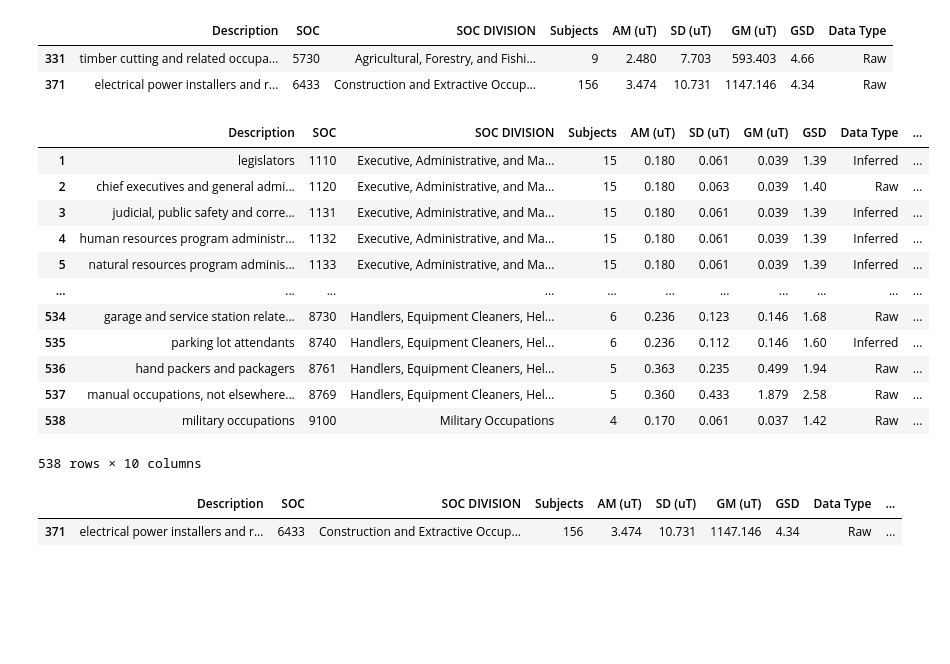
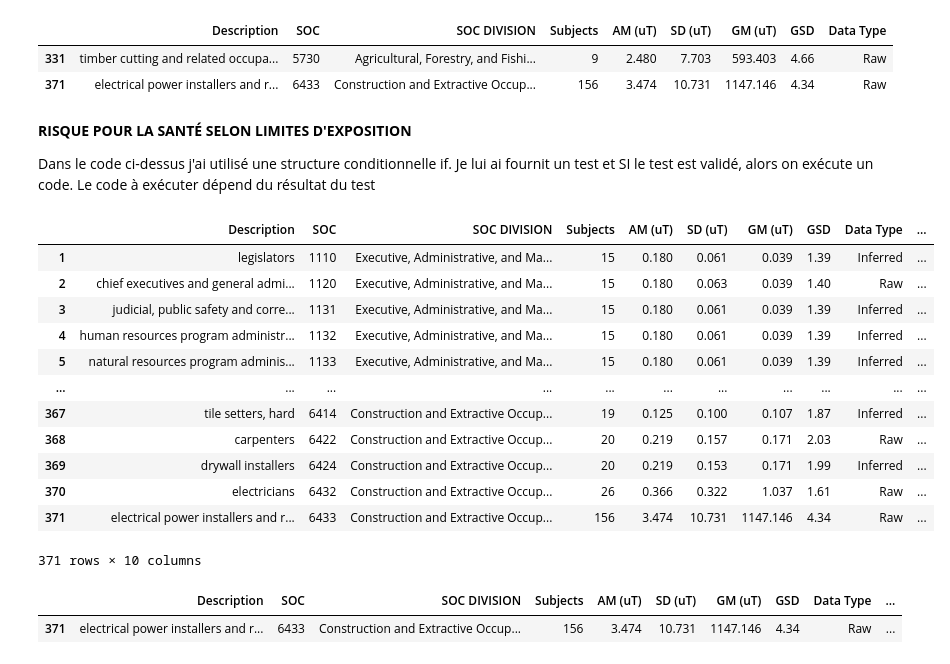
Before and after one commit to BilitisPrudhomme/BilitisPrudhomme, a Jupyter notebook: Coding_MF_exposure_project_RevFinal.ipynb, the cells around one changed output. Cells and saved outputs as stored; diff of their text form; code cells hidden in the pictures; blank space fills up the shorter version.

```diff
--- a/Coding_MF_exposure_project_RevFinal.ipynb
+++ b/Coding_MF_exposure_project_RevFinal.ipynb
@@ -270,33 +271,38 @@ df[df['GM (uT)'] > 500]
 |  | Description | SOC | SOC DIVISION | Subjects | AM (uT) | SD (uT) | GM (uT) | GSD | Data Type |
 | 331 | timber cutting and related occupa... | 5730 | Agricultural, Forestry, and Fishi... | 9 | 2.480 | 7.703 | 593.403 | 4.66 | Raw |
 | 371 | electrical power installers and r... | 6433 | Construction and Extractive Occup... | 156 | 3.474 | 10.731 | 1147.146 | 4.34 | Raw |
+# %% [markdown]
+**RISQUE POUR LA SANTÉ SELON LIMITES D'EXPOSITION**
+
+Dans le code ci-dessus j'ai utilisé une structure conditionnelle if. Je lui ai fournit un test et SI le test est validé, alors on exécute un code. Le code à exécuter dépend du résultat du test
 # %%
 # Créer la liste de conditions pour déterminer si oui ou non l'occupation SOC a une GM (uT) dépasse la limite reocmmandée par ICNIRP
 conditions = [
     (df['GM (uT)'] <= 1000),
     (df['GM (uT)'] > 1000)]
 
 # Créer la liste des valeurs que je veux assigner à chaque condition
+values = ['NO', 'YES']
 
 # Je crée une nouvelle colonne et j'utilise la fonction de bas np.select via librairie Numpy des valeurs en utilisant nos listes comme arguments.
 df['HEALTH RISK'] = np.select(conditions, values)
 
 # display updated DataFrame
-df.head(538)
+df.head(371)
 # %% [output]
 |  | Description | SOC | SOC DIVISION | Subjects | AM (uT) | SD (uT) | GM (uT) | GSD | Data Type | ... |
 | 1 | legislators | 1110 | Executive, Administrative, and Ma... | 15 | 0.180 | 0.061 | 0.039 | 1.39 | Inferred | ... |
 | 2 | chief executives and general admi... | 1120 | Executive, Administrative, and Ma... | 15 | 0.180 | 0.063 | 0.039 | 1.40 | Raw | ... |
 | 3 | judicial, public safety and corre... | 1131 | Executive, Administrative, and Ma... | 15 | 0.180 | 0.061 | 0.039 | 1.39 | Inferred | ... |
 | 4 | human resources program administr... | 1132 | Executive, Administrative, and Ma... | 15 | 0.180 | 0.061 | 0.039 | 1.39 | Inferred | ... |
 | 5 | natural resources program adminis... | 1133 | Executive, Administrative, and Ma... | 15 | 0.180 | 0.061 | 0.039 | 1.39 | Inferred | ... |
 | ... | ... | ... | ... | ... | ... | ... | ... | ... | ... | ... |
-| 534 | garage and service station relate... | 8730 | Handlers, Equipment Cleaners, Hel... | 6 | 0.236 | 0.123 | 0.146 | 1.68 | Raw | ... |
-| 535 | parking lot attendants | 8740 | Handlers, Equipment Cleaners, Hel... | 6 | 0.236 | 0.112 | 0.146 | 1.60 | Inferred | ... |
-| 536 | hand packers and packagers | 8761 | Handlers, Equipment Cleaners, Hel... | 5 | 0.363 | 0.235 | 0.499 | 1.94 | Raw | ... |
-| 537 | manual occupations, not elsewhere... | 8769 | Handlers, Equipment Cleaners, Hel... | 5 | 0.360 | 0.433 | 1.879 | 2.58 | Raw | ... |
-| 538 | military occupations | 9100 | Military Occupations | 4 | 0.170 | 0.061 | 0.037 | 1.42 | Raw | ... |
+| 367 | tile setters, hard | 6414 | Construction and Extractive Occup... | 19 | 0.125 | 0.100 | 0.107 | 1.87 | Inferred | ... |
+| 368 | carpenters | 6422 | Construction and Extractive Occup... | 20 | 0.219 | 0.157 | 0.171 | 2.03 | Raw | ... |
+| 369 | drywall installers | 6424 | Construction and Extractive Occup... | 20 | 0.219 | 0.153 | 0.171 | 1.99 | Inferred | ... |
+| 370 | electricians | 6432 | Construction and Extractive Occup... | 26 | 0.366 | 0.322 | 1.037 | 1.61 | Raw | ... |
+| 371 | electrical power installers and r... | 6433 | Construction and Extractive Occup... | 156 | 3.474 | 10.731 | 1147.146 | 4.34 | Raw | ... |
-538 rows × 10 columns
+371 rows × 10 columns
 # %%
 #Accès au ligne selon une condition
 df[df['GM (uT)'] > 1000]
```
Also changed, not shown: parts of 16 cells of this notebook.
